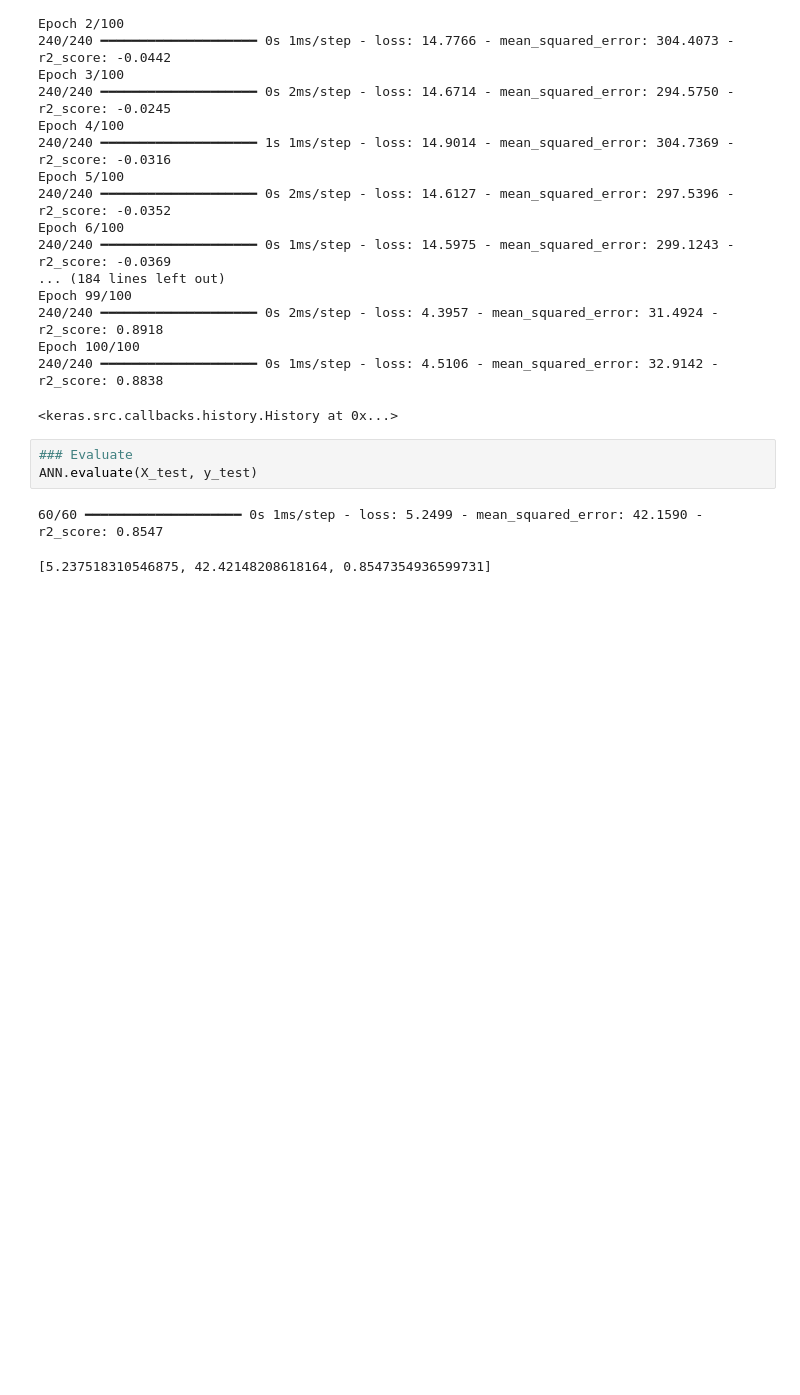
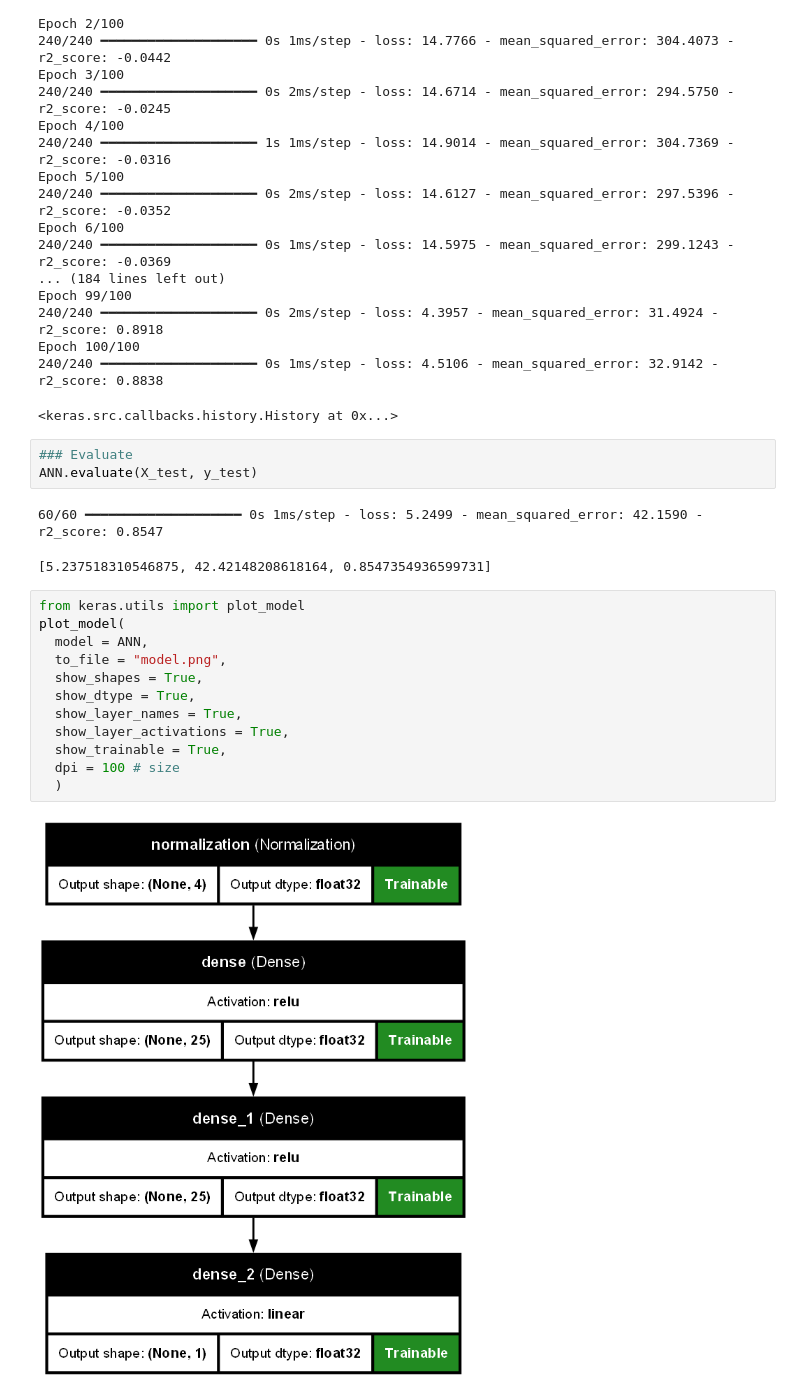
Before and after one commit to MarcDagher/Machine-Learning-Practice, a Jupyter notebook: Regression/Energy/ANN_Using_SKlearn.ipynb, the cells around one changed output. Saved outputs shown, nothing was run; the diff lists cells and outputs as text; blank space fills up the shorter version.

Commit message:
[Regression] Added New Neural Network Regression Models on Energy Dataset

```diff
--- a/Regression/Energy/ANN_Using_SKlearn.ipynb
+++ b/Regression/Energy/ANN_Using_SKlearn.ipynb
@@ -79,3 +85,17 @@ ANN.evaluate(X_test, y_test)
 # %% [output]
 60/60 ━━━━━━━━━━━━━━━━━━━━ 0s 1ms/step - loss: 5.2499 - mean_squared_error: 42.1590 - r2_score: 0.8547
 [5.237518310546875, 42.42148208618164, 0.8547354936599731]
+# %%
+from keras.utils import plot_model
+plot_model(
+  model = ANN,
+  to_file = "model.png",
+  show_shapes = True,
+  show_dtype = True,
+  show_layer_names = True,
+  show_layer_activations = True,
+  show_trainable = True,
+  dpi = 100 # size
+  )
+# %% [output]
+[figure, added]
```
Also changed, not shown: parts of 1 cell of this notebook, 1 other file.
